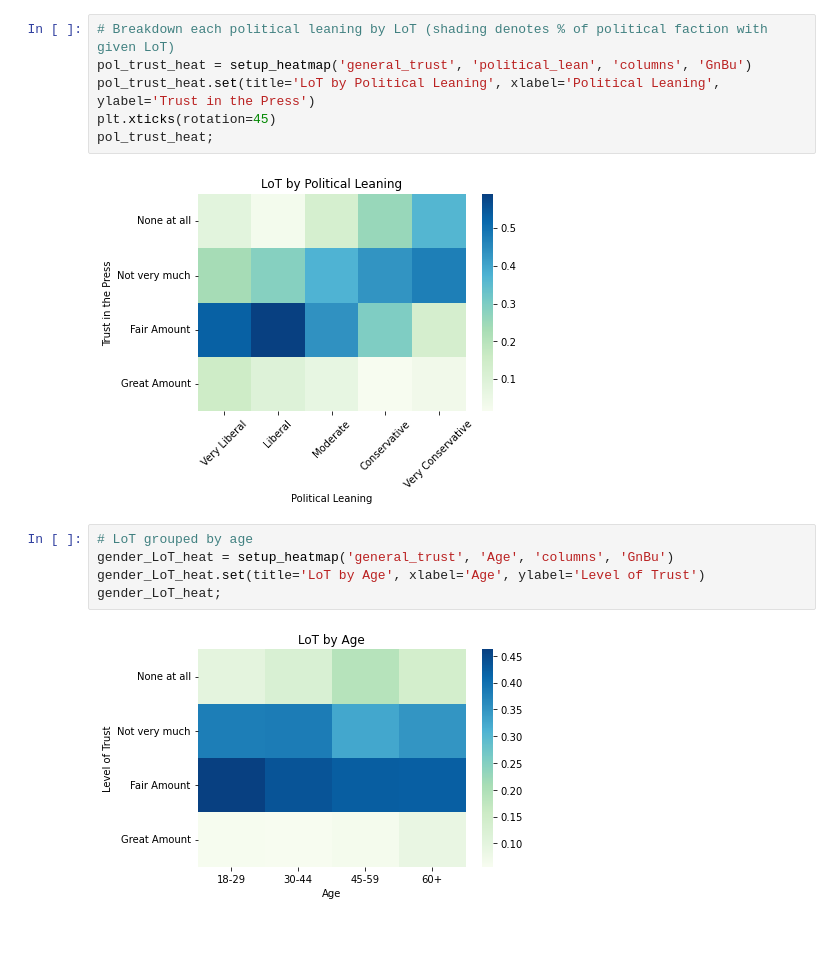
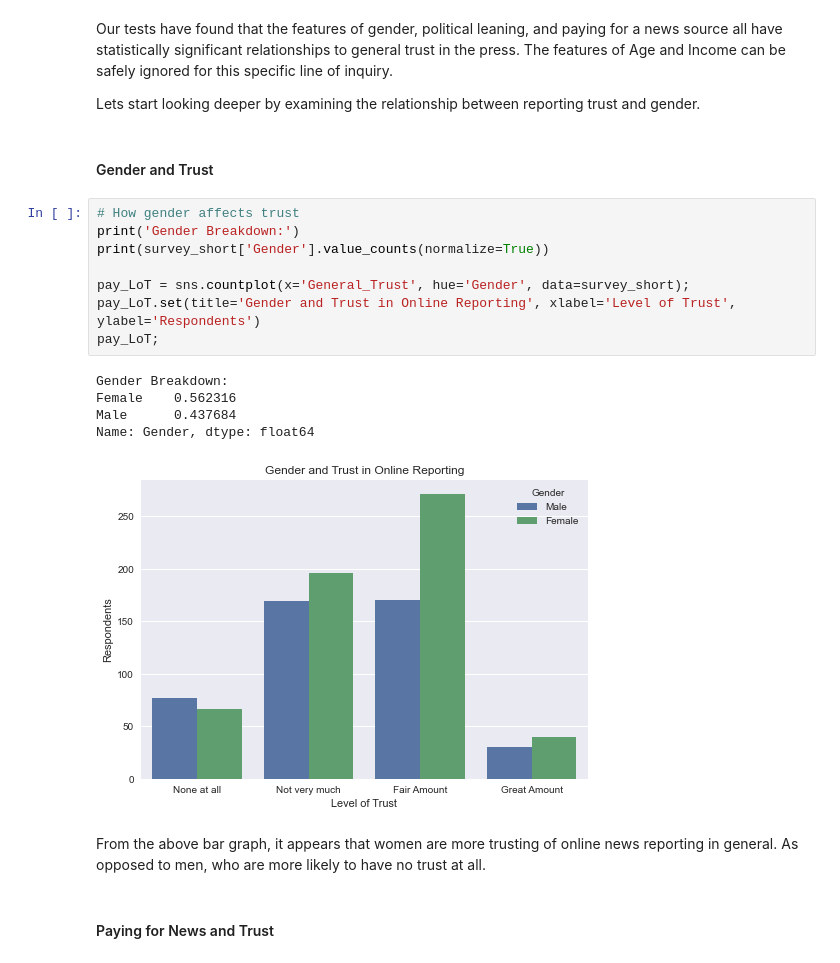
Before and after one commit to randynobx/News_Trust_and_Data, a Jupyter notebook: News_Trust_and_Data__Analytics.ipynb, the cells around one changed output. Cells and saved outputs as stored; diff of their text form; blank space fills up the shorter version.

```diff
--- a/News_Trust_and_Data__Analytics.ipynb
+++ b/News_Trust_and_Data__Analytics.ipynb
@@ -102,16 +105,25 @@ political_lean
-# %%
-# Breakdown each political leaning by LoT (shading denotes % of political faction with given LoT)
-pol_trust_heat = setup_heatmap('general_trust', 'political_lean', 'columns', 'GnBu')
-pol_trust_heat.set(title='LoT by Political Leaning', xlabel='Political Leaning', ylabel='Trust in the Press')
-plt.xticks(rotation=45)
-pol_trust_heat;
-# %% [output]
-[figure, old version]
-# %%
-# LoT grouped by age
-gender_LoT_heat = setup_heatmap('general_trust', 'Age', 'columns', 'GnBu')
-gender_LoT_heat.set(title='LoT by Age', xlabel='Age', ylabel='Level of Trust')
-gender_LoT_heat;
-# %% [output]
-[figure, removed]
+# %% [markdown]
+Our tests have found that the features of gender, political leaning, and paying for a news source all have statistically significant relationships to general trust in the press. The features of Age and Income can be safely ignored for this specific line of inquiry.
+
+Lets start looking deeper by examining the relationship between reporting trust and gender.
+# %% [markdown]
+#### Gender and Trust
+# %%
+# How gender affects trust
+print('Gender Breakdown:')
+print(survey_short['Gender'].value_counts(normalize=True))
+
+pay_LoT = sns.countplot(x='General_Trust', hue='Gender', data=survey_short);
+pay_LoT.set(title='Gender and Trust in Online Reporting', xlabel='Level of Trust', ylabel='Respondents')
+pay_LoT;
+# %% [output]
+Gender Breakdown:
+Female    0.562316
+Male      0.437684
+Name: Gender, dtype: float64
+[figure, added]
+# %% [markdown]
+From the above bar graph, it appears that women are more trusting of online news reporting in general. As opposed to men, who are more likely to have no trust at all.
+# %% [markdown]
+#### Paying for News and Trust
 # %%
```
Also changed, not shown: parts of 49 cells of this notebook, 7 other files.
